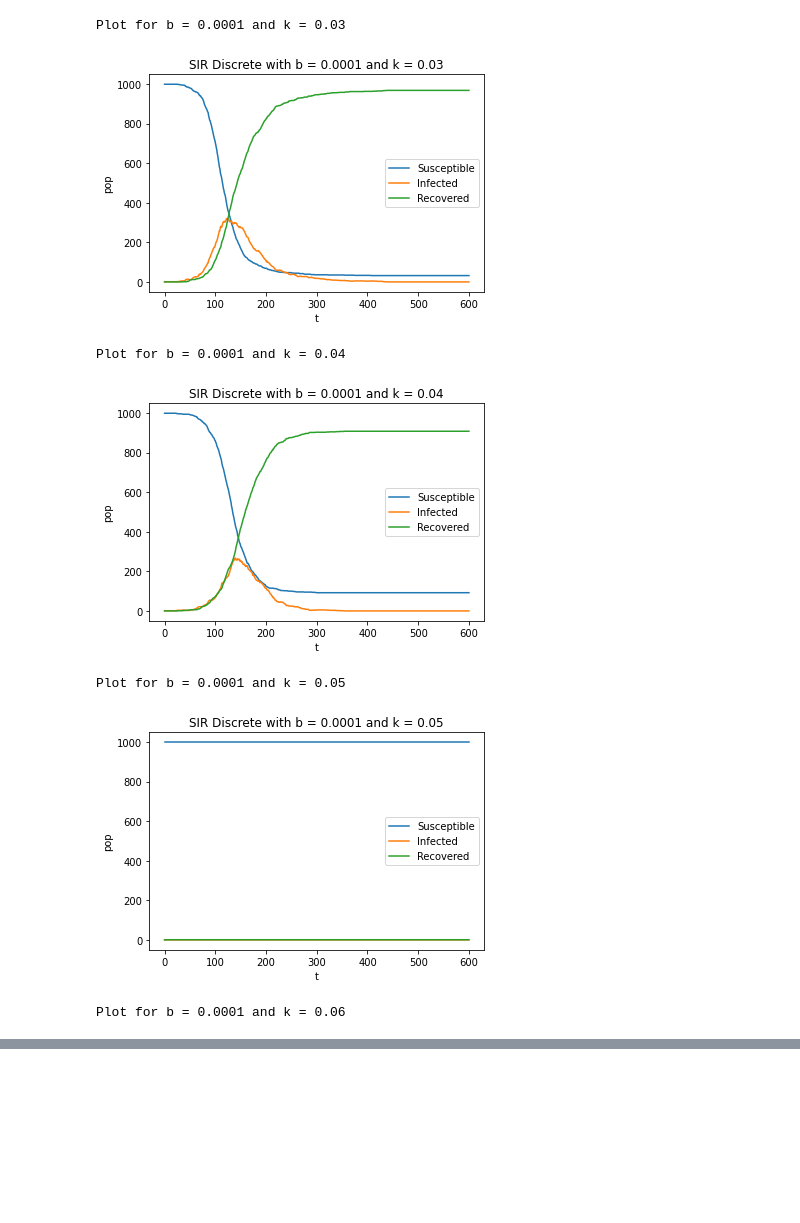
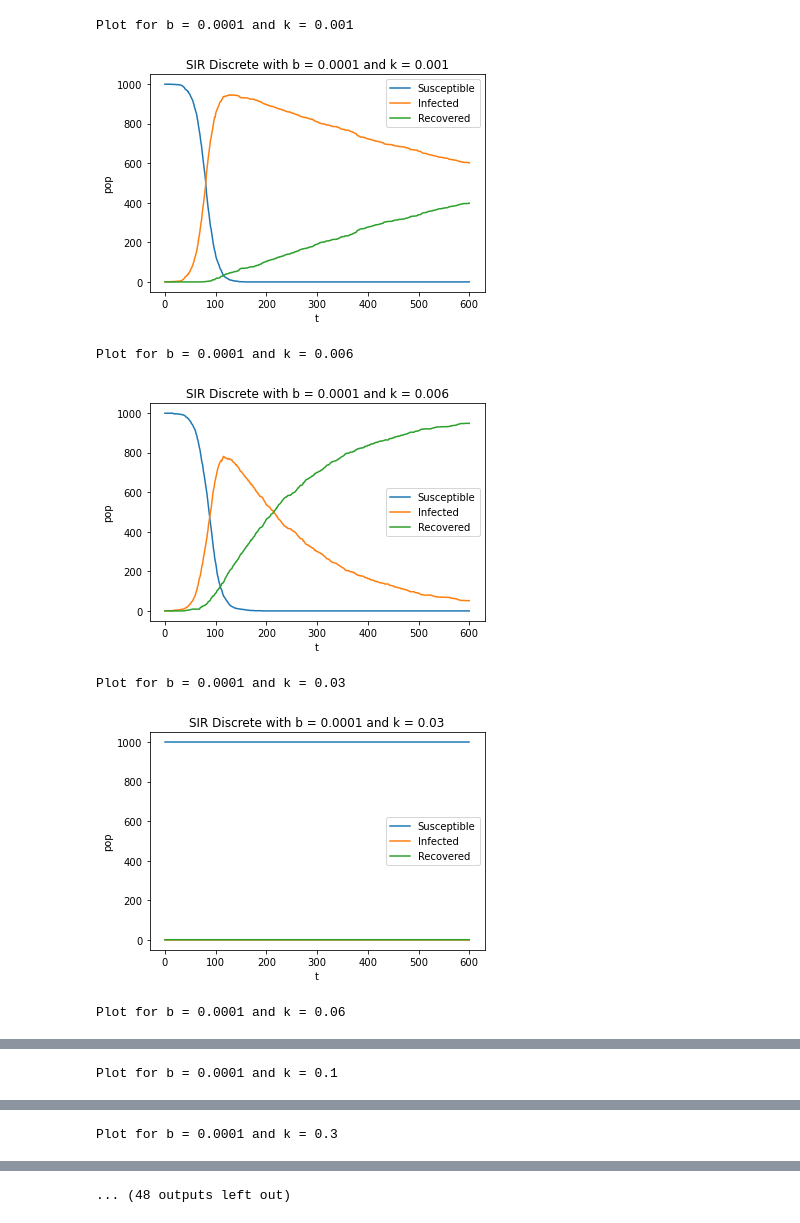
Before and after one commit to caam37830/project-group-1, a Jupyter notebook: scripts/discrete.ipynb, the cells around one changed output, grey strips where cells are left out. Saved outputs shown, nothing was run; the diff lists cells and outputs as text; code cells hidden in the pictures; blank space fills up the shorter version.

Commit message:
graph and structure changes

```diff
--- a/scripts/discrete.ipynb
+++ b/scripts/discrete.ipynb
@@ -3,69 +3,34 @@ from discrete import *
 import numpy as np
 from numpy.random import randint, rand
 import matplotlib.pyplot as plt
-# %%
-def count_infected(pop):
-    return sum(p.is_infected() for p in pop)
-
-def count_recovered(pop):
-    return sum(p.is_recovered() for p in pop)
-
-def count_susc(pop):
-    return sum(p.is_susceptible() for p in pop)
-
-def run_simulation(b, k, N=1_000, T=20):
-    """
-    return the number of people S, I and R at time T
-    """
-
-    pop = [Agent() for i in range(N)] # our population
-    pop[0].infect()
-    counts_sus = [count_susc(pop)]
-    counts_inf = [count_infected(pop)]
-    counts_rec = [count_recovered(pop)]
-    for t in range(T):
-    # update the population
-        for i in range(N):
-            if pop[i].is_infected():
-                for j in range(N):
-                    if pop[j].is_susceptible():
-                        if rand() < b:
-                            pop[j].infect()
-                if rand() < k:
-                    pop[i].recover()
-        counts_sus.append(count_susc(pop))
-        counts_inf.append(count_infected(pop))
-        counts_rec.append(count_recovered(pop))
-
-    return counts_sus, counts_inf, counts_rec
 # %%
 # bs = [0.005, 0.0005, 0.0003, 0.0001]
 # ks = [0.5, 0.1, 0.01, 0.001]
 # Nice graph, everyone gets sick: b = 0.0001, k = 0.01
 # No one gets sick: b = 0.0001 and k = 0.1
 # Slow recovery: b = 0.0003 and k = 0.001
 # Not everyone gets sick: b = 0.0001 and k = 0.04
 
 # to try
-bs = [0.0001]
-ks = [0.03, 0.04, 0.05, 0.06]
+bs = [0.0001, 0.0005, 0.001, 0.003, 0.01]
+ks = [0.001, 0.006, 0.03, 0.06, 0.1, 0.3]
 for b in bs:
     for k in ks:
         print("Plot for b = {} and k = {}".format(b, k))
         counts_sus, counts_inf, counts_rec = run_simulation(b, k, T=600, N=1000)
         plt.plot(counts_sus, label='Susceptible')
         plt.plot(counts_inf, label='Infected')
         plt.plot(counts_rec, label='Recovered')
         plt.xlabel('t')
         plt.ylabel('pop')
         plt.title('SIR Discrete with b = {} and k = {}'.format(b, k))
         plt.legend()
         plt.show()
 # %% [output]
-Plot for b = 0.0001 and k = 0.03
+Plot for b = 0.0001 and k = 0.001
-[figure, old version]
+[figure, new version]
-Plot for b = 0.0001 and k = 0.04
+Plot for b = 0.0001 and k = 0.006
-[figure, old version]
+[figure, new version]
-Plot for b = 0.0001 and k = 0.05
+Plot for b = 0.0001 and k = 0.03
 [figure]
 Plot for b = 0.0001 and k = 0.06
@@ -72,0 +38 @@ Plot for b = 0.0001 and k = 0.06
+Plot for b = 0.0001 and k = 0.1
@@ -72,0 +40 @@ Plot for b = 0.0001 and k = 0.06
+Plot for b = 0.0001 and k = 0.3
@@ -72,0 +42 @@ Plot for b = 0.0001 and k = 0.06
+... (48 outputs left out)
```
Also changed, not shown: parts of 4 cells of this notebook, 3 other files.
